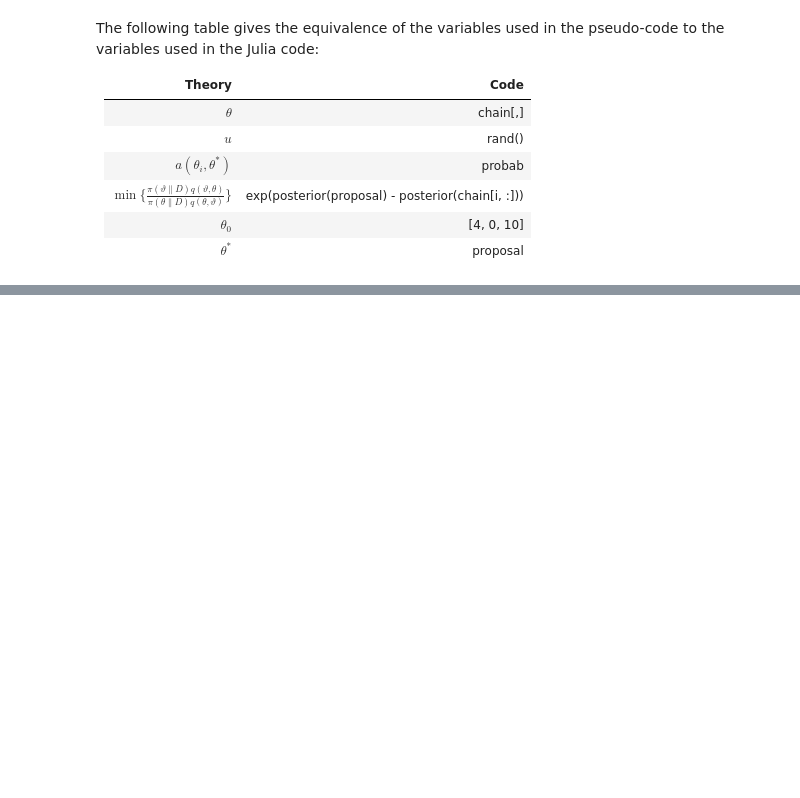
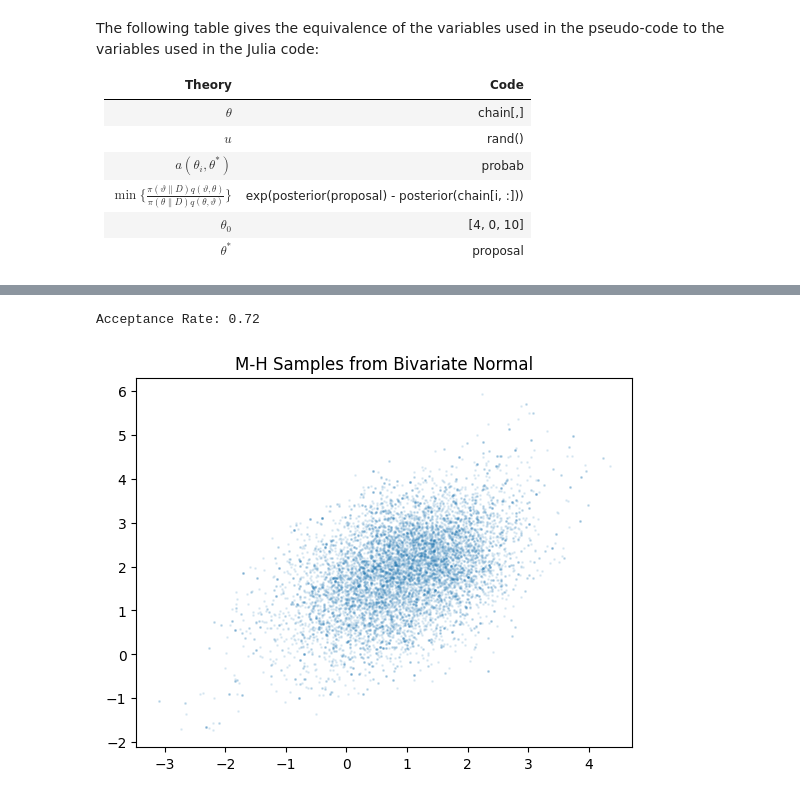
Before and after one commit to econmediadb/econmediadb, a Jupyter notebook: jupyterlab/metropolis-hastings-algorithm.ipynb, the cells around one changed output, grey strips where cells are left out. Cells and saved outputs as stored; diff of their text form; code cells hidden in the pictures; blank space fills up the shorter version.

```diff
--- a/jupyterlab/metropolis-hastings-algorithm.ipynb
+++ b/jupyterlab/metropolis-hastings-algorithm.ipynb
@@ -227,0 +234,49 @@ The following table gives the equivalence of the variables used in the pseudo-co
+# %%
+import numpy as np
+import matplotlib.pyplot as plt
+from scipy.stats import multivariate_normal
+
+def target_log_pdf(x, mean, cov):
+    """The target bivariate normal density (unnormalized)."""
+    return multivariate_normal.logpdf(x, mean=mean, cov=cov)
+
+def metropolis_hastings_bivariate(n_iterations, mean, cov, proposal_width):
+    # Initialize the chain [cite: 87]
+    x = np.array([0.0, 0.0])
+    samples = np.zeros((n_iterations, 2))
+    accepted_count = 0
+
+    for i in range(n_iterations):
+        # 1. Generate candidate y from q(x, .) [cite: 87]
+        # Using a random walk proposal: y = x + noise [cite: 103]
+        y = x + np.random.normal(0, proposal_width, size=2)
+
+        # 2. Calculate acceptance probability alpha [cite: 74]
+        # For symmetric q, alpha = min(1, pi(y)/pi(x)) [cite: 81]
+        log_alpha = target_log_pdf(y, mean, cov) - target_log_pdf(x, mean, cov)
+
+        # 3. Accept or Reject [cite: 88]
+        if np.log(np.random.rand()) < log_alpha:
+            x = y
+            accepted_count += 1
+
+        samples[i] = x
+
+    print(f"Acceptance Rate: {accepted_count / n_iterations:.2f}")
+    return samples
+
+# Parameters for the example
+true_mean = [1, 2]
+true_cov = [[1, 0.5], [0.5, 1]]
+n_samples = 10000
+
+# Run the simulation
+samples = metropolis_hastings_bivariate(n_samples, true_mean, true_cov, proposal_width=0.5)
+
+# Visualize results
+plt.scatter(samples[:, 0], samples[:, 1], alpha=0.1, s=1)
+plt.title("M-H Samples from Bivariate Normal")
+plt.show()
+# %% [output]
+Acceptance Rate: 0.72
+[figure, added]
```
Also changed, not shown: parts of 4 cells of this notebook, 11 other files.
